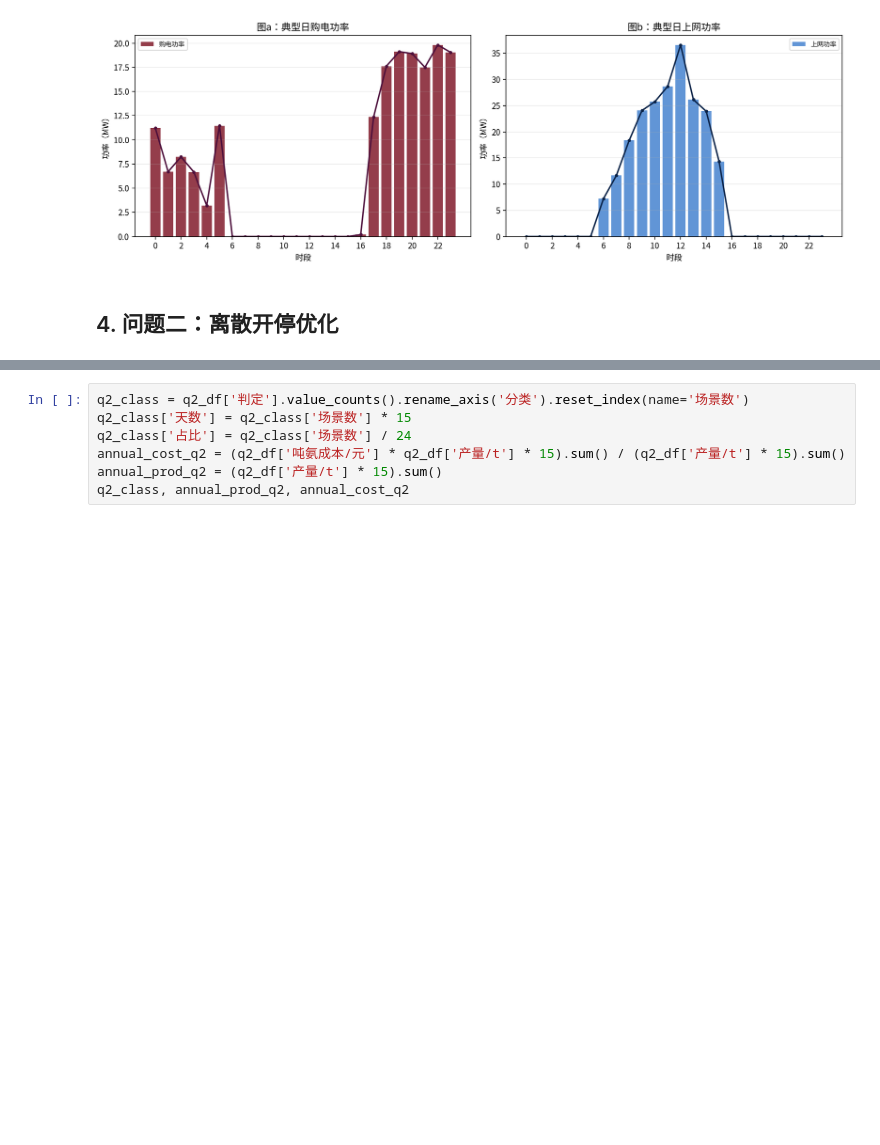
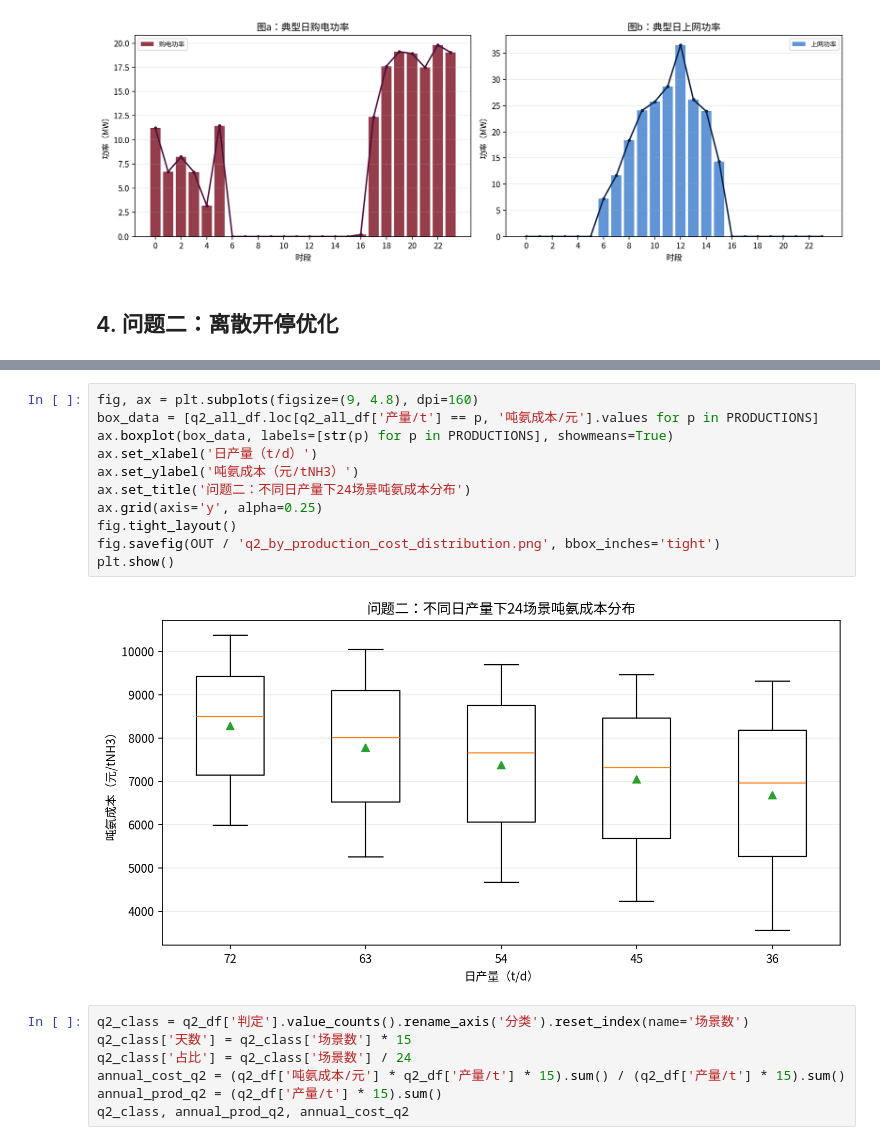
Before and after one commit to wurldwen/---, a Jupyter notebook: A题第1-4题计算代码.ipynb, the cells around one changed output, grey strips where cells are left out. Cells and saved outputs as stored; diff of their text form; blank space fills up the shorter version.

```diff
--- a/A题第1-4题计算代码.ipynb
+++ b/A题第1-4题计算代码.ipynb
@@ -348,3 +404,16 @@ q2_df
+# %%
+fig, ax = plt.subplots(figsize=(9, 4.8), dpi=160)
+box_data = [q2_all_df.loc[q2_all_df['产量/t'] == p, '吨氨成本/元'].values for p in PRODUCTIONS]
+ax.boxplot(box_data, labels=[str(p) for p in PRODUCTIONS], showmeans=True)
+ax.set_xlabel('日产量（t/d）')
+ax.set_ylabel('吨氨成本（元/tNH3）')
+ax.set_title('问题二：不同日产量下24场景吨氨成本分布')
+ax.grid(axis='y', alpha=0.25)
+fig.tight_layout()
+fig.savefig(OUT / 'q2_by_production_cost_distribution.png', bbox_inches='tight')
+plt.show()
+# %% [output]
+[figure, added]
 # %%
 q2_class = q2_df['判定'].value_counts().rename_axis('分类').reset_index(name='场景数')
 q2_class['天数'] = q2_class['场景数'] * 15
```
Also changed, not shown: parts of 2 cells of this notebook, 6 other files.
